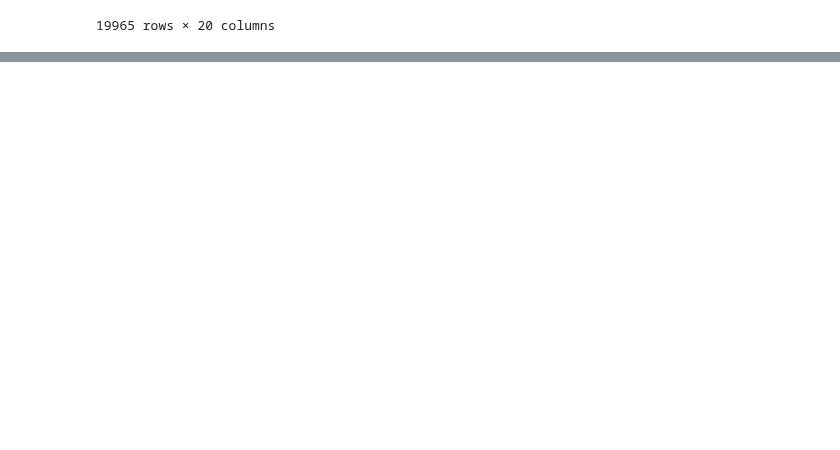
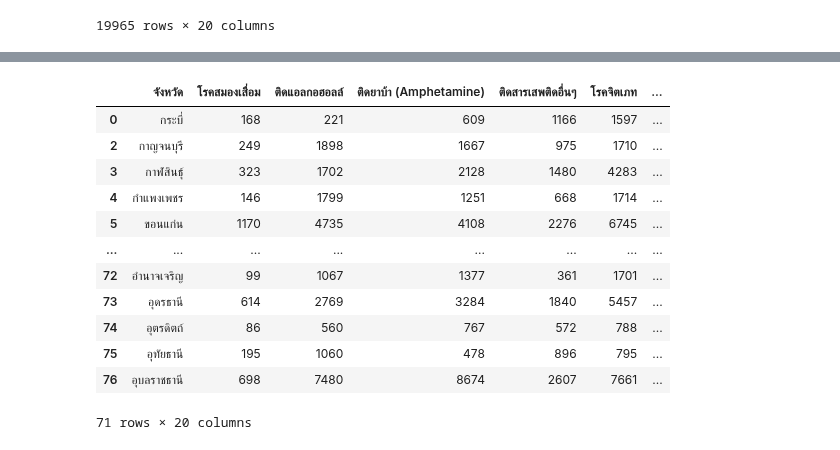
Before and after one commit to Adibank/DPDM, a Jupyter notebook: Project.ipynb, the cells around one changed output, grey strips where cells are left out. Drawn from its saved outputs; the diff is of its cells as text; code cells hidden in the pictures; blank space fills up the shorter version.

```diff
--- a/Project.ipynb
+++ b/Project.ipynb
@@ -137,0 +288,19 @@ merged_table
+# %%
+no_outlier_no_missing = merged_table_nm[(merged_table_nm['จำนวนครั้งที่เกิดเหตุ']>=ret['whiskers'][0].get_xdata()[1])]
+no_outlier_no_missing = no_outlier_no_missing[(no_outlier_no_missing['จำนวนครั้งที่เกิดเหตุ']<=ret['whiskers'][1].get_xdata()[1])]
+# %%
+no_outlier_no_missing
+# %% [output]
+|  | จังหวัด | โรคสมองเสื่อม | ติดแอลกอฮอลล์ | ติดยาบ้า (Amphetamine) | ติดสารเสพติดอื่นๆ | โรคจิตเภท | ... |
+| 0 | กระบี่ | 168 | 221 | 609 | 1166 | 1597 | ... |
+| 2 | กาญจนบุรี | 249 | 1898 | 1667 | 975 | 1710 | ... |
+| 3 | กาฬสินธุ์ | 323 | 1702 | 2128 | 1480 | 4283 | ... |
+| 4 | กำแพงเพชร | 146 | 1799 | 1251 | 668 | 1714 | ... |
+| 5 | ขอนแก่น | 1170 | 4735 | 4108 | 2276 | 6745 | ... |
+| ... | ... | ... | ... | ... | ... | ... | ... |
+| 72 | อำนาจเจริญ | 99 | 1067 | 1377 | 361 | 1701 | ... |
+| 73 | อุดรธานี | 614 | 2769 | 3284 | 1840 | 5457 | ... |
+| 74 | อุตรดิตถ์ | 86 | 560 | 767 | 572 | 788 | ... |
+| 75 | อุทัยธานี | 195 | 1060 | 478 | 896 | 795 | ... |
+| 76 | อุบลราชธานี | 698 | 7480 | 8674 | 2607 | 7661 | ... |
+71 rows × 20 columns
```
Also changed, not shown: parts of 22 cells of this notebook.
